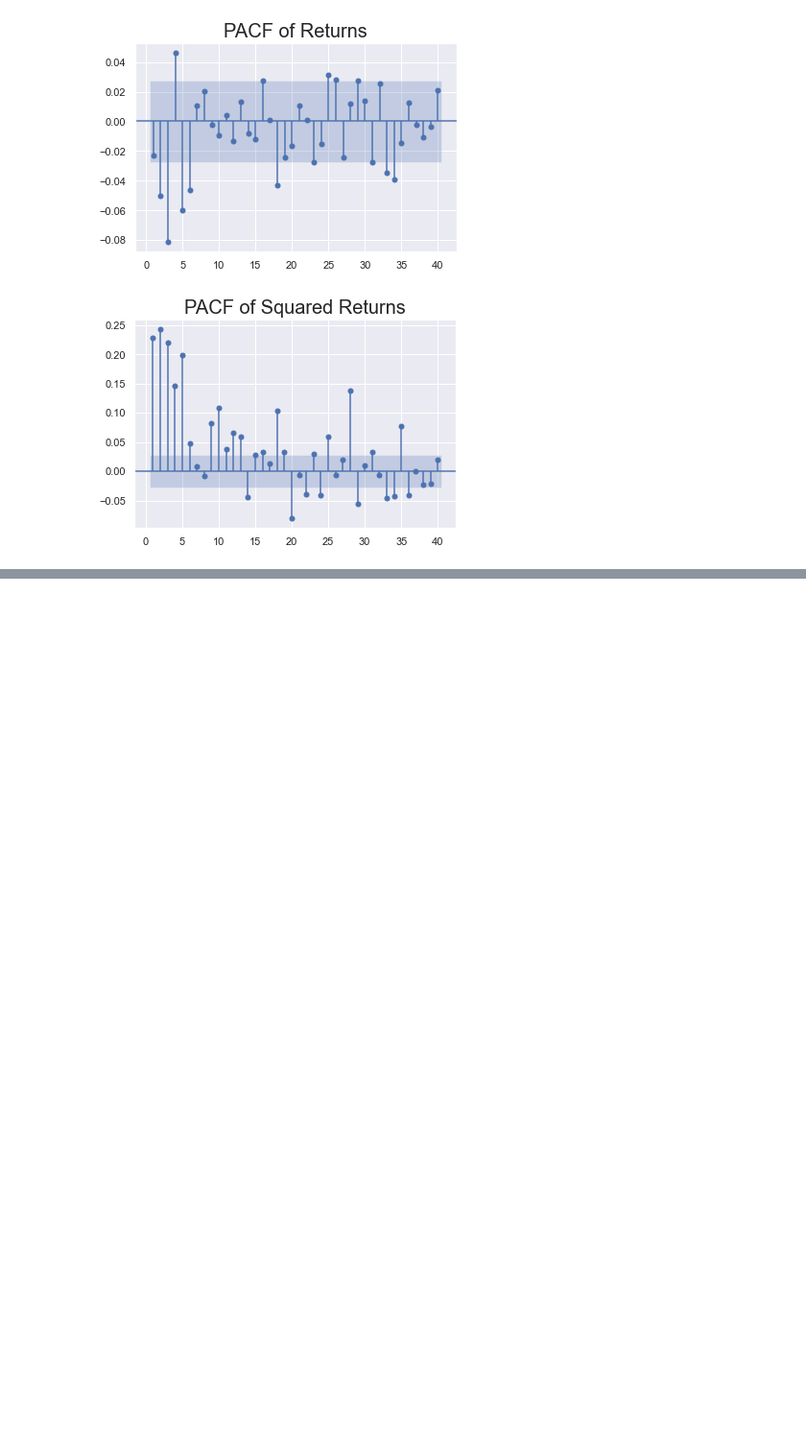
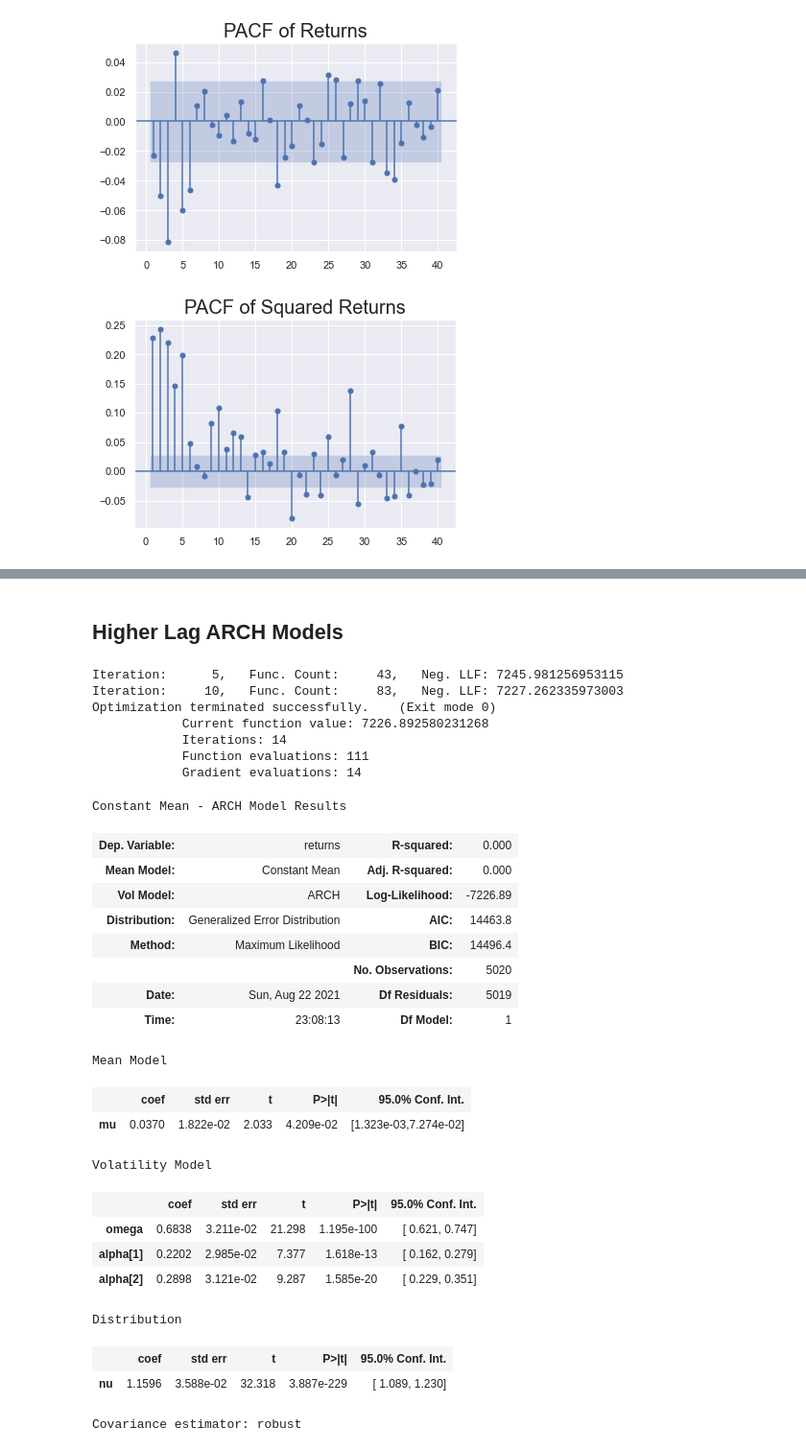
Before and after one commit to Hassi34/TimeSeriesAnalysis, a Jupyter notebook: TimeSeriesAnalysis3_ARIMA_ARCH_GARCH.ipynb, the cells around one changed output, grey strips where cells are left out. Shown: that part at 96% size. Drawn from its saved outputs; the diff is of its cells as text; code cells hidden in the pictures; blank space fills up the shorter version.

```diff
--- a/TimeSeriesAnalysis3_ARIMA_Model.ipynb
+++ b/TimeSeriesAnalysis3_ARIMA_ARCH_GARCH.ipynb
@@ -237,0 +306,35 @@ plt.show()
+# %% [markdown]
+## Higher Lag ARCH Models
+# %%
+model_arch2 = arch_model(df.returns[1:], mean='Constant', lags= [2,3,6], vol= "ARCH", p=2, dist='ged')
+results_arch2 = model_arch2.fit(update_freq=5)
+results_arch2.summary()
+# %% [output]
+Iteration:      5,   Func. Count:     43,   Neg. LLF: 7245.981256953115
+Iteration:     10,   Func. Count:     83,   Neg. LLF: 7227.262335973003
+Optimization terminated successfully.    (Exit mode 0)
+            Current function value: 7226.892580231268
+            Iterations: 14
+            Function evaluations: 111
+            Gradient evaluations: 14
+Constant Mean - ARCH Model Results
+| Dep. Variable: | returns | R-squared: | 0.000 |
+| Mean Model: | Constant Mean | Adj. R-squared: | 0.000 |
+| Vol Model: | ARCH | Log-Likelihood: | -7226.89 |
+| Distribution: | Generalized Error Distribution | AIC: | 14463.8 |
+| Method: | Maximum Likelihood | BIC: | 14496.4 |
+|  |  | No. Observations: | 5020 |
+| Date: | Sun, Aug 22 2021 | Df Residuals: | 5019 |
+| Time: | 23:08:13 | Df Model: | 1 |
+Mean Model
+|  | coef | std err | t | P>|t| | 95.0% Conf. Int. |
+| mu | 0.0370 | 1.822e-02 | 2.033 | 4.209e-02 | [1.323e-03,7.274e-02] |
+Volatility Model
+|  | coef | std err | t | P>|t| | 95.0% Conf. Int. |
+| omega | 0.6838 | 3.211e-02 | 21.298 | 1.195e-100 | [ 0.621, 0.747] |
+| alpha[1] | 0.2202 | 2.985e-02 | 7.377 | 1.618e-13 | [ 0.162, 0.279] |
+| alpha[2] | 0.2898 | 3.121e-02 | 9.287 | 1.585e-20 | [ 0.229, 0.351] |
+Distribution
+|  | coef | std err | t | P>|t| | 95.0% Conf. Int. |
+| nu | 1.1596 | 3.588e-02 | 32.318 | 3.887e-229 | [ 1.089, 1.230] |
+Covariance estimator: robust
```
Also changed, not shown: parts of 16 cells of this notebook, 3 other files.
